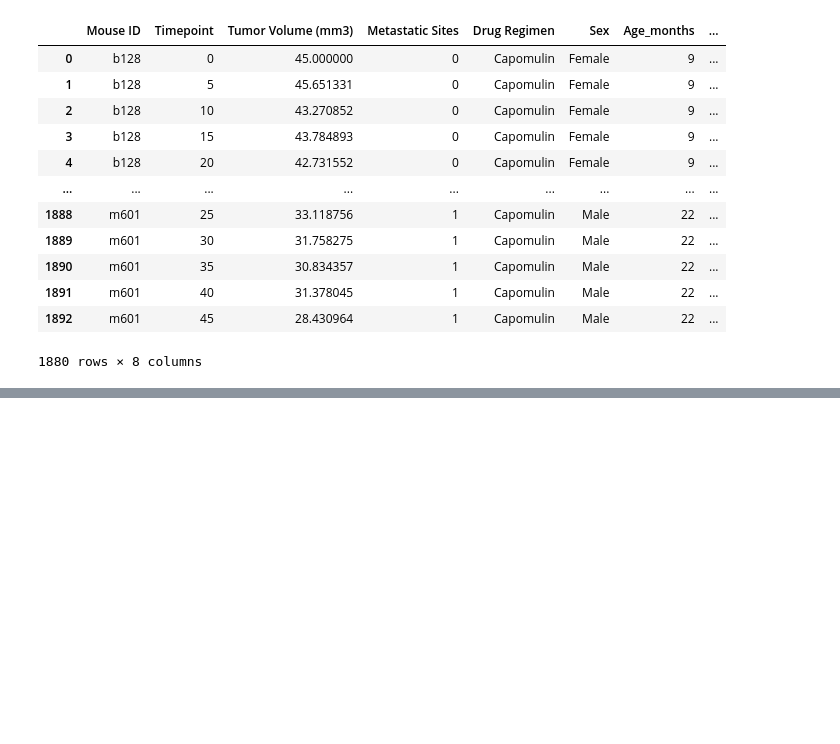
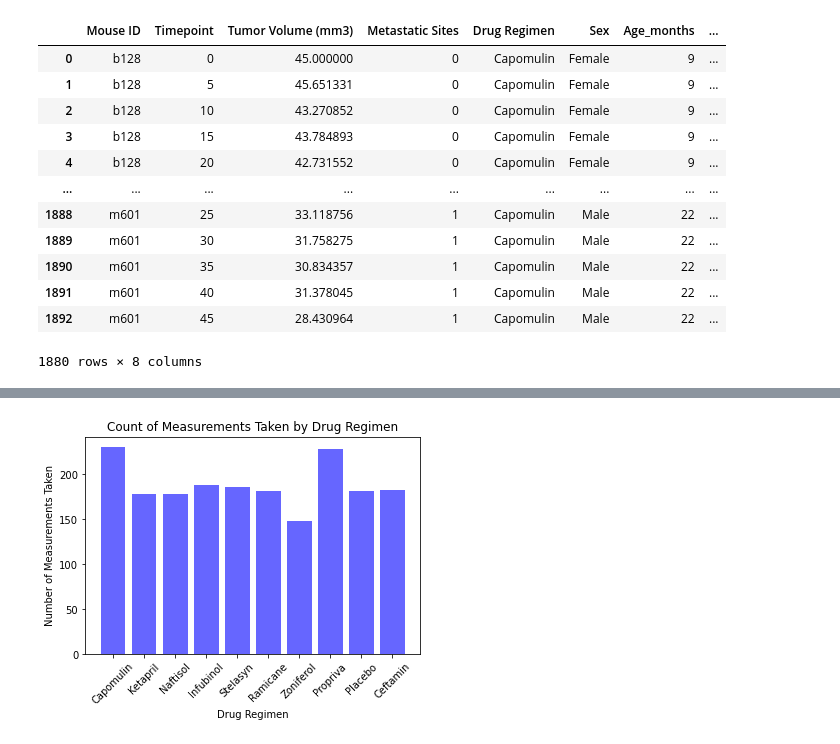
Before and after one commit to mel-c-lowe/MatPlotLib_Homework_05, a Jupyter notebook: Pymaceuticals.ipynb, the cells around one changed output, grey strips where cells are left out. Cells and saved outputs as stored; diff of their text form; code cells hidden in the pictures; blank space fills up the shorter version.

Commit message:
Have two graphs, one is wrong (matplotlib) but the issue is the order of the display of drug regimens and that needs troubleshooting.

```diff
--- a/Pymaceuticals.ipynb
+++ b/Pymaceuticals.ipynb
@@ -151,3 +118,12 @@ Summary_Statistics_Table
 # Make two identical bar charts with two different methods
 # First with DataFrame.plot()
 # Second with Matplotlib pyplot
+# %%
+# But first assemble the data to plot
+cleaned_master.groupby("Drug Regimen").count()
+count_of_measurements = drug_groups["Timepoint"].count()
+# count_of_measurements
+
+list_of_regimens = cleaned_master["Drug Regimen"].unique()
+alpha_regimens = sorted(list_of_regimens)
+alpha_regimens
@@ -153,0 +141,21 @@ Summary_Statistics_Table
+# %%
+# Well, let's fumble through with matplotlib
+# Could be worse, but it's here, so I guess I'll move on and come back
+y_axis = count_of_measurements
+x_axis = np.arange(len(alpha_regimens))
+
+# Tell matplotlib to make a bar chart
+plt.bar(x_axis, y_axis, color="blue", alpha=0.6, align="center")
+
+# Make it nicer
+
+plt.title("Count of Measurements Taken by Drug Regimen")
+plt.xlabel("Drug Regimen")
+plt.ylabel("Number of Measurements Taken")
+
+tick_locations = [value for value in x_axis]
+plt.xticks(tick_locations, list_of_regimens, rotation="45")
+
+plt.show()
+# %% [output]
+[figure, added]
```
Also changed, not shown: parts of 8 cells of this notebook.
